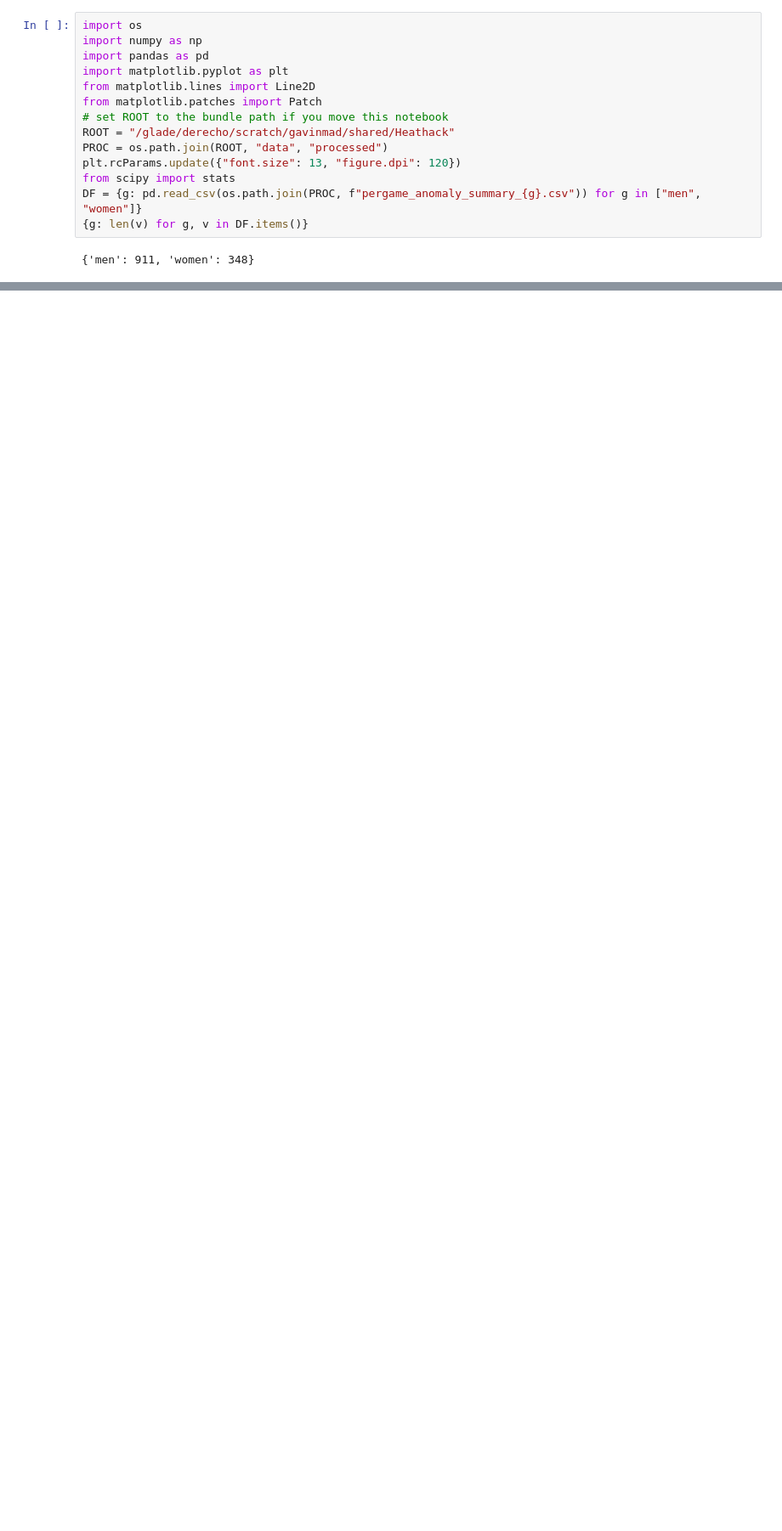
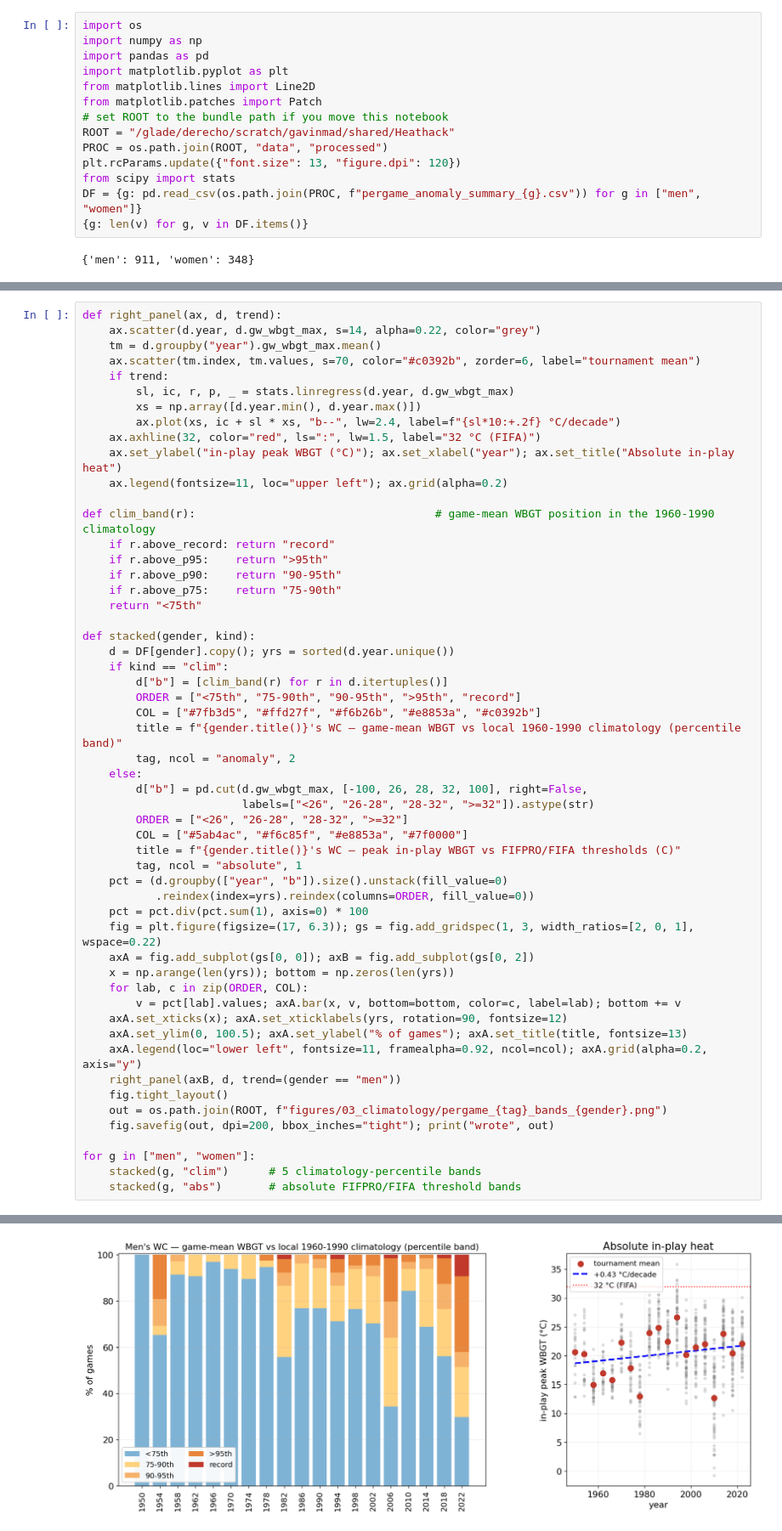
Before and after one commit to HydrationUnited/wbgt-world-cup-analysis, a Jupyter notebook: notebooks/pergame_anomaly_summary.ipynb, the cells around one changed output, grey strips where cells are left out. Shown at 85% size. Drawn from its saved outputs; the diff is of its cells as text; blank space fills up the shorter version.

Commit message:
Revamp pergame plots: multi-percentile bars, abs thresholds, women right panel; replace old figures

```diff
--- a/notebooks/pergame_anomaly_summary.ipynb
+++ b/notebooks/pergame_anomaly_summary.ipynb
@@ -70,0 +20,55 @@ wrote /glade/derecho/scratch/gavinmad/shared/Heathack/figures/03_climatology/per
+# %%
+def right_panel(ax, d, trend):
+    ax.scatter(d.year, d.gw_wbgt_max, s=14, alpha=0.22, color="grey")
+    tm = d.groupby("year").gw_wbgt_max.mean()
+    ax.scatter(tm.index, tm.values, s=70, color="#c0392b", zorder=6, label="tournament mean")
+    if trend:
+        sl, ic, r, p, _ = stats.linregress(d.year, d.gw_wbgt_max)
+        xs = np.array([d.year.min(), d.year.max()])
+        ax.plot(xs, ic + sl * xs, "b--", lw=2.4, label=f"{sl*10:+.2f} °C/decade")
+    ax.axhline(32, color="red", ls=":", lw=1.5, label="32 °C (FIFA)")
+    ax.set_ylabel("in-play peak WBGT (°C)"); ax.set_xlabel("year"); ax.set_title("Absolute in-play heat")
+    ax.legend(fontsize=11, loc="upper left"); ax.grid(alpha=0.2)
+
+def clim_band(r):                                    # game-mean WBGT position in the 1960-1990 climatology
+    if r.above_record: return "record"
+    if r.above_p95:    return ">95th"
+    if r.above_p90:    return "90-95th"
+    if r.above_p75:    return "75-90th"
+    return "<75th"
+
+def stacked(gender, kind):
+    d = DF[gender].copy(); yrs = sorted(d.year.unique())
+    if kind == "clim":
+        d["b"] = [clim_band(r) for r in d.itertuples()]
+        ORDER = ["<75th", "75-90th", "90-95th", ">95th", "record"]
+        COL = ["#7fb3d5", "#ffd27f", "#f6b26b", "#e8853a", "#c0392b"]
+        title = f"{gender.title()}'s WC — game-mean WBGT vs local 1960-1990 climatology (percentile band)"
+        tag, ncol = "anomaly", 2
+    else:
+        d["b"] = pd.cut(d.gw_wbgt_max, [-100, 26, 28, 32, 100], right=False,
+                        labels=["<26", "26-28", "28-32", ">=32"]).astype(str)
+        ORDER = ["<26", "26-28", "28-32", ">=32"]
+        COL = ["#5ab4ac", "#f6c85f", "#e8853a", "#7f0000"]
+        title = f"{gender.title()}'s WC — peak in-play WBGT vs FIFPRO/FIFA thresholds (C)"
+        tag, ncol = "absolute", 1
+    pct = (d.groupby(["year", "b"]).size().unstack(fill_value=0)
+           .reindex(index=yrs).reindex(columns=ORDER, fill_value=0))
+    pct = pct.div(pct.sum(1), axis=0) * 100
+    fig = plt.figure(figsize=(17, 6.3)); gs = fig.add_gridspec(1, 3, width_ratios=[2, 0, 1], wspace=0.22)
+    axA = fig.add_subplot(gs[0, 0]); axB = fig.add_subplot(gs[0, 2])
+    x = np.arange(len(yrs)); bottom = np.zeros(len(yrs))
+    for lab, c in zip(ORDER, COL):
+        v = pct[lab].values; axA.bar(x, v, bottom=bottom, color=c, label=lab); bottom += v
+    axA.set_xticks(x); axA.set_xticklabels(yrs, rotation=90, fontsize=12)
+    axA.set_ylim(0, 100.5); axA.set_ylabel("% of games"); axA.set_title(title, fontsize=13)
+    axA.legend(loc="lower left", fontsize=11, framealpha=0.92, ncol=ncol); axA.grid(alpha=0.2, axis="y")
+    right_panel(axB, d, trend=(gender == "men"))
+    fig.tight_layout()
+    out = os.path.join(ROOT, f"figures/03_climatology/pergame_{tag}_bands_{gender}.png")
+    fig.savefig(out, dpi=200, bbox_inches="tight"); print("wrote", out)
+
+for g in ["men", "women"]:
+    stacked(g, "clim")      # 5 climatology-percentile bands
+    stacked(g, "abs")       # absolute FIFPRO/FIFA threshold bands
+# %% [output]
@@ -70,0 +79 @@ wrote /glade/derecho/scratch/gavinmad/shared/Heathack/figures/03_climatology/per
+[figure, added]
```
Also changed, not shown: parts of 5 cells of this notebook, 15 other files.
